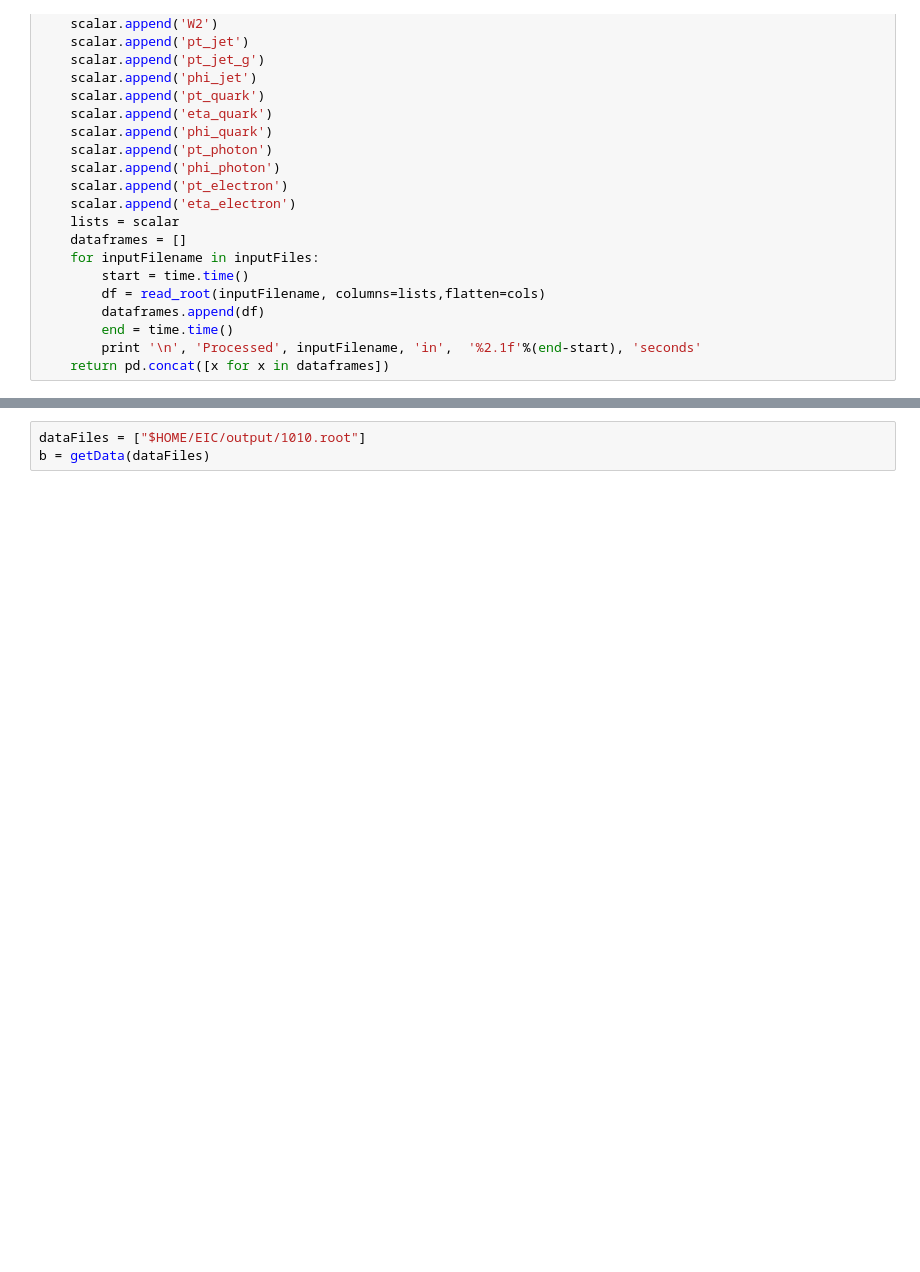
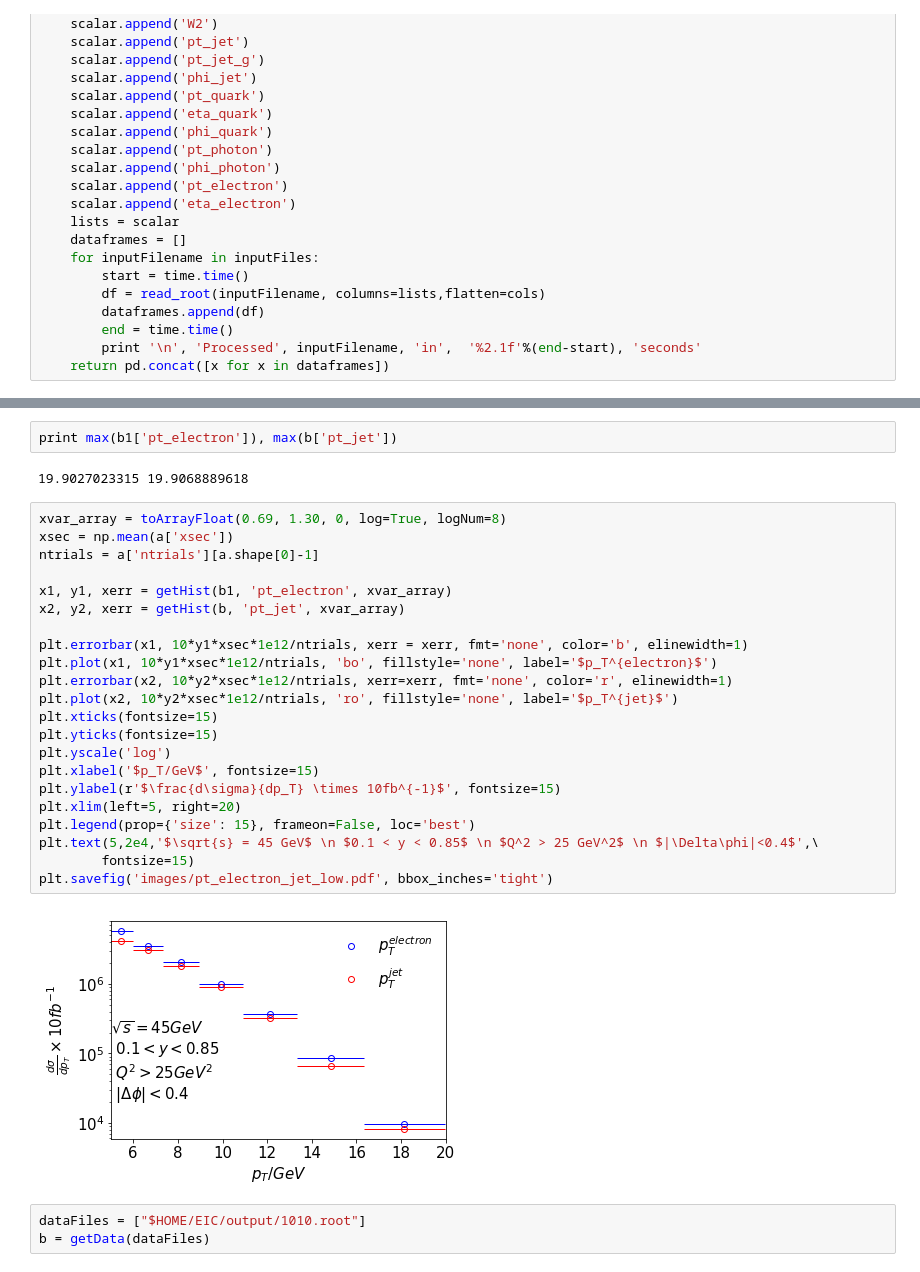
Before and after one commit to y-song/notebooks, a Jupyter notebook: pt_electron_jet_new.ipynb, the cells around one changed output, grey strips where cells are left out. Saved outputs shown, nothing was run; the diff lists cells and outputs as text; blank space fills up the shorter version.

```diff
--- a/pt_electron_jet_new.ipynb
+++ b/pt_electron_jet_new.ipynb
@@ -60,3 +107,31 @@ plot1d(a, 'W', 0, 15, 0, 1e9, 1, '$W / GeV$', 'linear', 'W', 'W')
+# %%
+print max(b1['pt_electron']), max(b['pt_jet'])
+# %% [output]
+19.9027023315 19.9068889618
+# %%
+xvar_array = toArrayFloat(0.69, 1.30, 0, log=True, logNum=8)
+xsec = np.mean(a['xsec'])
+ntrials = a['ntrials'][a.shape[0]-1]
+
+x1, y1, xerr = getHist(b1, 'pt_electron', xvar_array)
+x2, y2, xerr = getHist(b, 'pt_jet', xvar_array)
+
+plt.errorbar(x1, 10*y1*xsec*1e12/ntrials, xerr = xerr, fmt='none', color='b', elinewidth=1)
+plt.plot(x1, 10*y1*xsec*1e12/ntrials, 'bo', fillstyle='none', label='$p_T^{electron}$')
+plt.errorbar(x2, 10*y2*xsec*1e12/ntrials, xerr=xerr, fmt='none', color='r', elinewidth=1)
+plt.plot(x2, 10*y2*xsec*1e12/ntrials, 'ro', fillstyle='none', label='$p_T^{jet}$')
+plt.xticks(fontsize=15)
+plt.yticks(fontsize=15)
+plt.yscale('log')
+plt.xlabel('$p_T/GeV$', fontsize=15)
+plt.ylabel(r'$\frac{d\sigma}{dp_T} \times 10fb^{-1}$', fontsize=15)
+plt.xlim(left=5, right=20)
+plt.legend(prop={'size': 15}, frameon=False, loc='best')
+plt.text(5,2e4,'$\sqrt{s} = 45 GeV$ \n $0.1 < y < 0.85$ \n $Q^2 > 25 GeV^2$ \n $|\Delta\phi|<0.4$',\
+        fontsize=15)
+plt.savefig('images/pt_electron_jet_low.pdf', bbox_inches='tight')
+# %% [output]
+[figure, added]
 # %%
 dataFiles = ["$HOME/EIC/output/1010.root"]
 b = getData(dataFiles)
```
Also changed, not shown: parts of 15 cells of this notebook.
